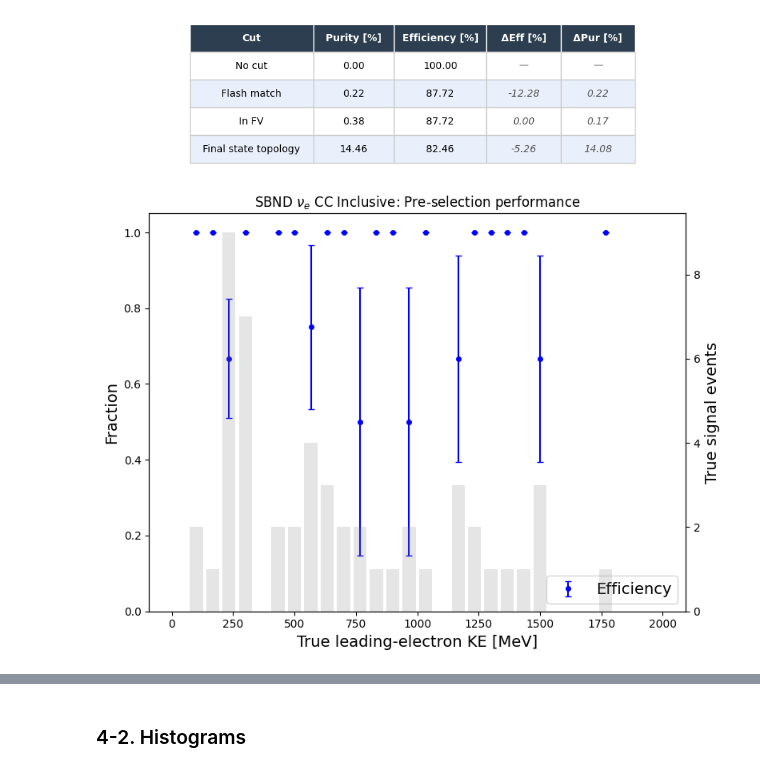
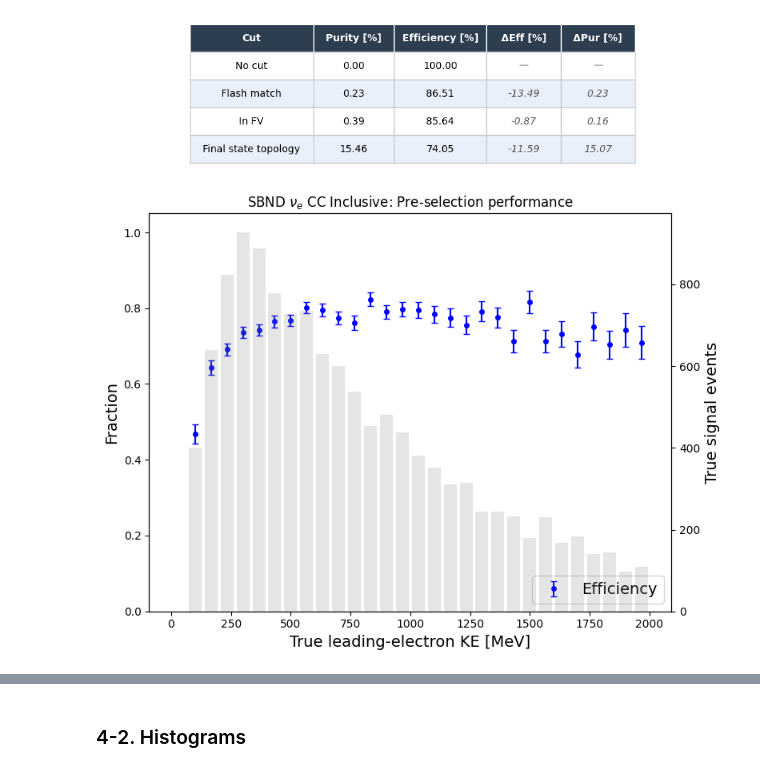
Before and after one commit to castalyfan1012/cafpyana, a Jupyter notebook: analysis_village/nueCC/nue_selection.ipynb, the cells around one changed output, grey strips where cells are left out. Saved outputs shown, nothing was run; the diff lists cells and outputs as text; code cells hidden in the pictures.

```diff
--- a/analysis_village/nueCC/nue_selection.ipynb
+++ b/analysis_village/nueCC/nue_selection.ipynb
@@ -11,11 +11,11 @@ from tqdm.auto import tqdm
 
 CAFPYANA_WD  = "/home/castalyf/cafpyana"
 ANALYSIS_DIR = "."
-PLOT_DIR     = "./plots_selection_eff"
+PLOT_DIR     = "./plots_selection"
 DF_OUT_DIR   = "./nuecc_dfs"
-# MERGED_FILE  = "/exp/sbnd/data/users/castalyf/nue_sel/production_files/gen1/merged.df"
-# MERGED_FILE = "/exp/sbnd/data/users/castalyf/nue_sel/production_files/gen1/mc1e20_nueCC.df"
-MERGED_FILE = "/home/castalyf/cafpyana_out/mc1e20_nueCC_sys_test_small2.df"
+MERGED_FILE  = "/exp/sbnd/data/users/castalyf/nue_sel/production_files/gen1/merged.df"
+# MERGED_FILE = "/exp/sbnd/data/users/castalyf/nue_sel/production_files/gen1/eff_study/mc1e20_nueCC.df" # eff study only
+# MERGED_FILE = "/home/castalyf/cafpyana_out/mc1e20_nueCC_sys_test_small2.df"
 TARGET_POT   = 6.6e20
 TITLE        = r"SBND $\nu_e$ CC Inclusive"
 
@@ -27,6 +27,8 @@ for p in [CAFPYANA_WD, CAFPYANA_WD + "/pyanalib", ANALYSIS_DIR]:
 import nue_helpers   as nh
 import nue_selection as ns
 
+from mem_optimizer import load_evtdf_slim, report_memory
+
 %load_ext autoreload
 %autoreload 2
 print("All imports OK")
@@ -57,7 +59,8 @@ All imports OK
 f = MERGED_FILE  # now a single file path
 
 # ── Preselected particle-level df ────────────────────────────────
-evtdf = pd.read_hdf(f, key="evt_0")
+# evtdf = pd.read_hdf(f, key="evt_0")
+evtdf = load_evtdf_slim(f, key="evt_0", mode="reco_min_true")
 
 # ── Per-interaction truth metadata (ALL interactions, pre-cut) ───
 truth_info = pd.read_hdf(f, key="truth_info_0")
@@ -348,41 +363,43 @@ nh.save_plot("pur_eff_table", fig=fig_tbl, folder_name=PLOT_DIR)
 # not just the preselected subset stored in sel_topo.
 # Non-presel events naturally get sel_mask=False (they never entered cut_flow).
 
+# ke_bins_eff  = np.linspace(0, 200, 31)
 ke_bins_eff  = np.linspace(0, 2000, 31)
+
 
 all_true_ke  = truth_info["true_leading_e_ke"].fillna(-999).values
 all_sig_mask = truth_info["is_true_signal"].values
 all_sel_mask = truth_info.index.isin(                        # ← single_electron survivors
                    cut_flow["single_electron"]["inter_index"])
 
 centers, purs_b, effs_b, counts_b = nh.pur_eff_binned(
     values   = all_true_ke,
     bins     = ke_bins_eff,
     sel_mask = all_sel_mask,
     sig_mask = all_sig_mask,          # full pre-FM/FV signal = correct denominator
 )
 
 n       = np.maximum(counts_b, 1)
 eff_err = np.sqrt(effs_b * (1 - effs_b) / n)
 
 fig_bin, ax_bin = plt.subplots(figsize=(8, 6))
 ax2 = ax_bin.twinx()
 ax_bin.errorbar(centers, effs_b, yerr=eff_err,
                 fmt="o", color="blue", capsize=3, ms=4, label="Efficiency")
 ax_bin.set_ylim(0, 1.05)
 ax_bin.set_xlabel("True leading-electron KE [MeV]", fontsize=14)
 ax_bin.set_ylabel("Fraction", fontsize=14)
 ax_bin.set_title(fr"{TITLE}: Pre-selection performance")
 ax_bin.legend(fontsize=14, loc="lower right")
 ax2.bar(centers, counts_b,
         width=np.diff(centers).mean() * 0.8,
         alpha=0.2, color="gray", label="True signal")
 ax2.set_ylabel("True signal events", fontsize=14)
 plt.tight_layout()
 plt.show()
-nh.save_plot("binned_eff_pur_ke", fig=fig_bin, folder_name=PLOT_DIR)
+nh.save_plot("binned_eff_pur_ke_200MeV", fig=fig_bin, folder_name=PLOT_DIR)
 # %% [output]
-[figure, old version]
+[figure, new version]
 # %%
 # # ── Resolution plots from sel_topo ────────────────────────────────────────────
 # ke_bins = np.linspace(0, 2000, 41)
```
Also changed, not shown: parts of 18 cells of this notebook, 17 other files.
